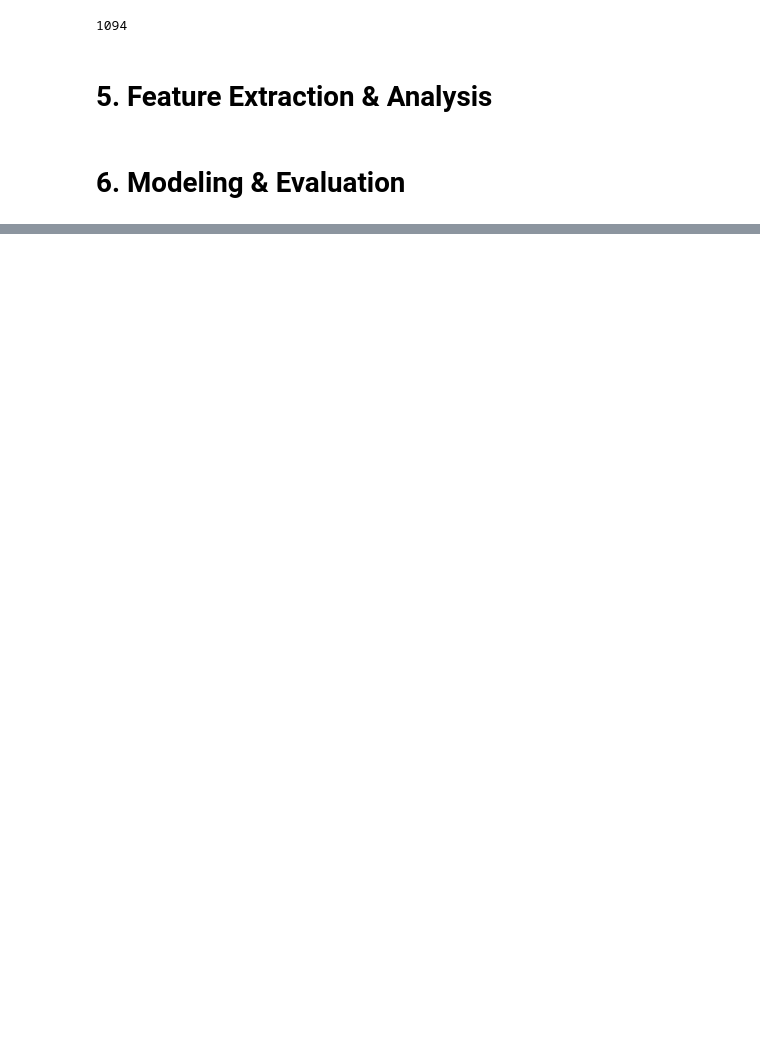
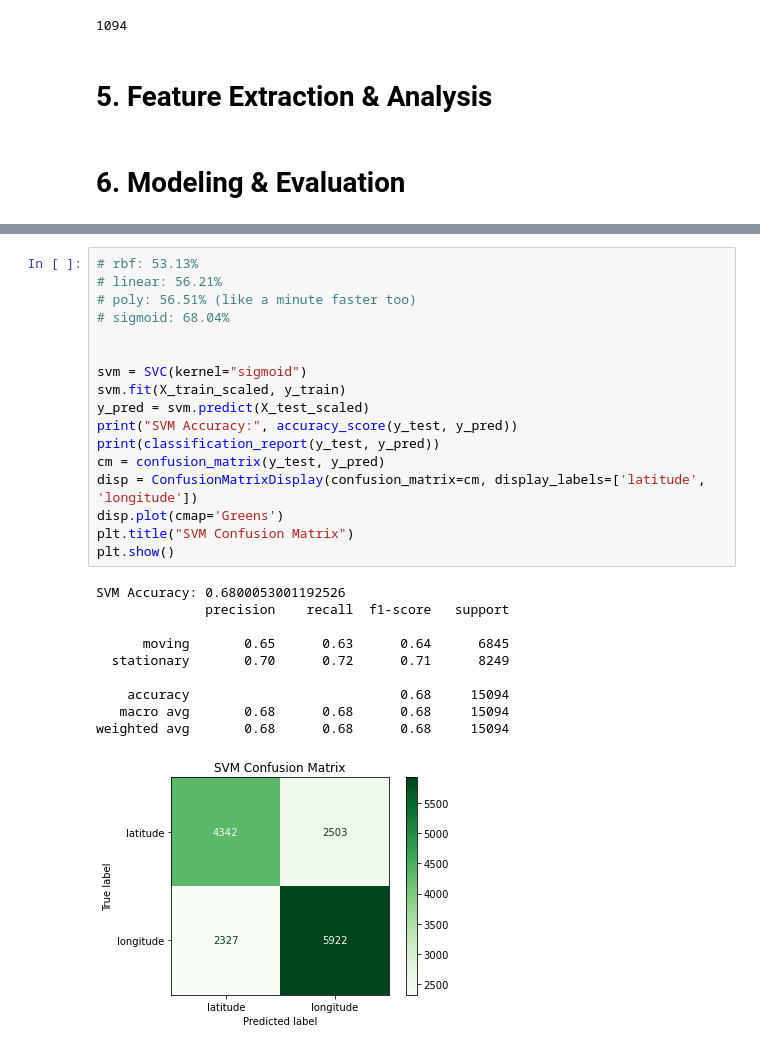
Before and after one commit to Castellanos02/cs286_demo, a Jupyter notebook: demo1.ipynb, the cells around one changed output, grey strips where cells are left out. Saved outputs shown, nothing was run; the diff lists cells and outputs as text; blank space fills up the shorter version.

```diff
--- a/demo1.ipynb
+++ b/demo1.ipynb
@@ -397,0 +457,28 @@ len(dynamicWindows )
+# %%
+# rbf: 53.13%
+# linear: 56.21%
+# poly: 56.51% (like a minute faster too)
+# sigmoid: 68.04%
+
+
+svm = SVC(kernel="sigmoid")
+svm.fit(X_train_scaled, y_train)
+y_pred = svm.predict(X_test_scaled)
+print("SVM Accuracy:", accuracy_score(y_test, y_pred))
+print(classification_report(y_test, y_pred))
+cm = confusion_matrix(y_test, y_pred)
+disp = ConfusionMatrixDisplay(confusion_matrix=cm, display_labels=['latitude', 'longitude'])
+disp.plot(cmap='Greens')
+plt.title("SVM Confusion Matrix")
+plt.show()
+# %% [output]
+SVM Accuracy: 0.6800053001192526
+              precision    recall  f1-score   support
+
+      moving       0.65      0.63      0.64      6845
+  stationary       0.70      0.72      0.71      8249
+
+    accuracy                           0.68     15094
+   macro avg       0.68      0.68      0.68     15094
+weighted avg       0.68      0.68      0.68     15094
+[figure, added]
```
Also changed, not shown: parts of 11 cells of this notebook.
